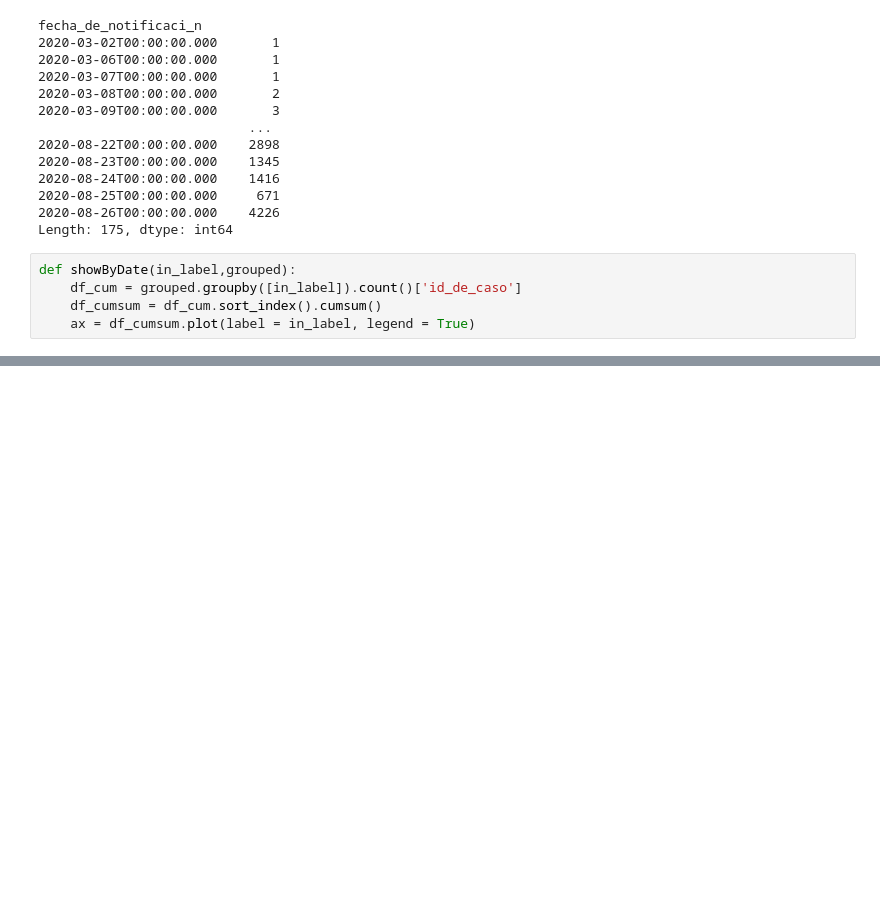
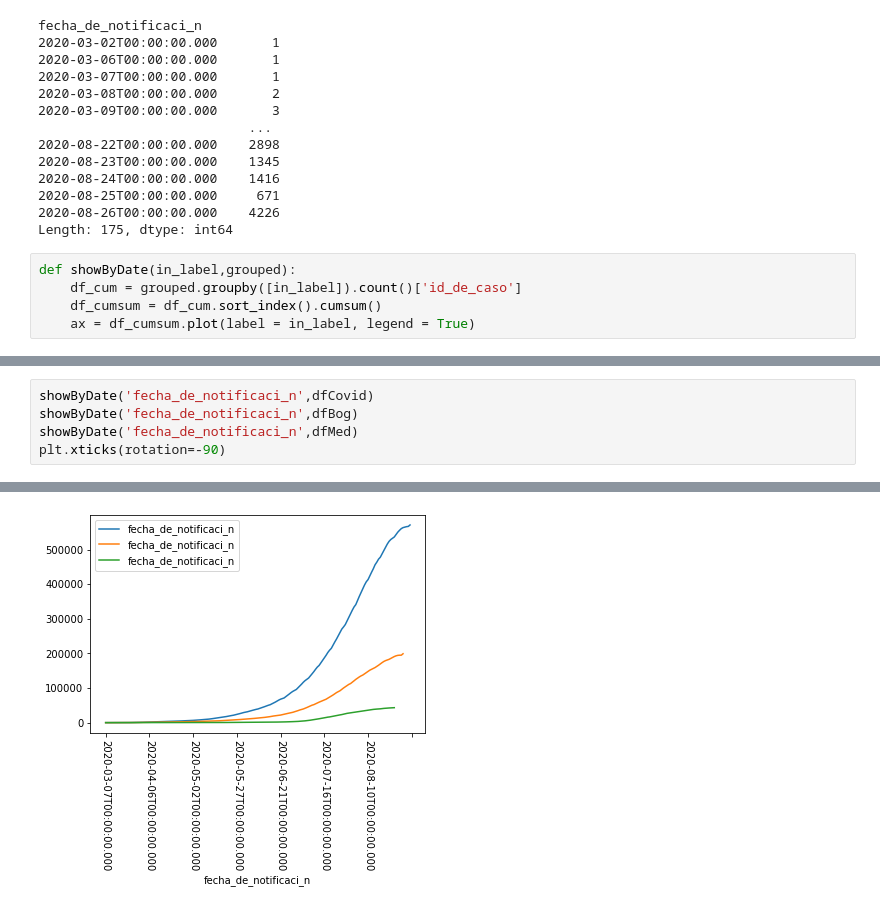
Before and after one commit to sefigueroacUNAL/predictiva-covid, a Jupyter notebook: Notebooks/2_Preprocesamiento.ipynb, the cells around one changed output, grey strips where cells are left out. Cells and saved outputs as stored; diff of their text form; blank space fills up the shorter version.

```diff
--- a/Notebooks/2_Preprocesamiento.ipynb
+++ b/Notebooks/2_Preprocesamiento.ipynb
@@ -96,0 +163,6 @@ KeyError: 'fecha_de_recuperado'
+# %%
+showByDate('fecha_de_notificaci_n',dfCovid)
+showByDate('fecha_de_notificaci_n',dfBog)
+showByDate('fecha_de_notificaci_n',dfMed)
+plt.xticks(rotation=-90)
+# %% [output]
@@ -96,0 +180 @@ KeyError: 'fecha_de_recuperado'
+[figure, added]
```
Also changed, not shown: parts of 7 cells of this notebook.
